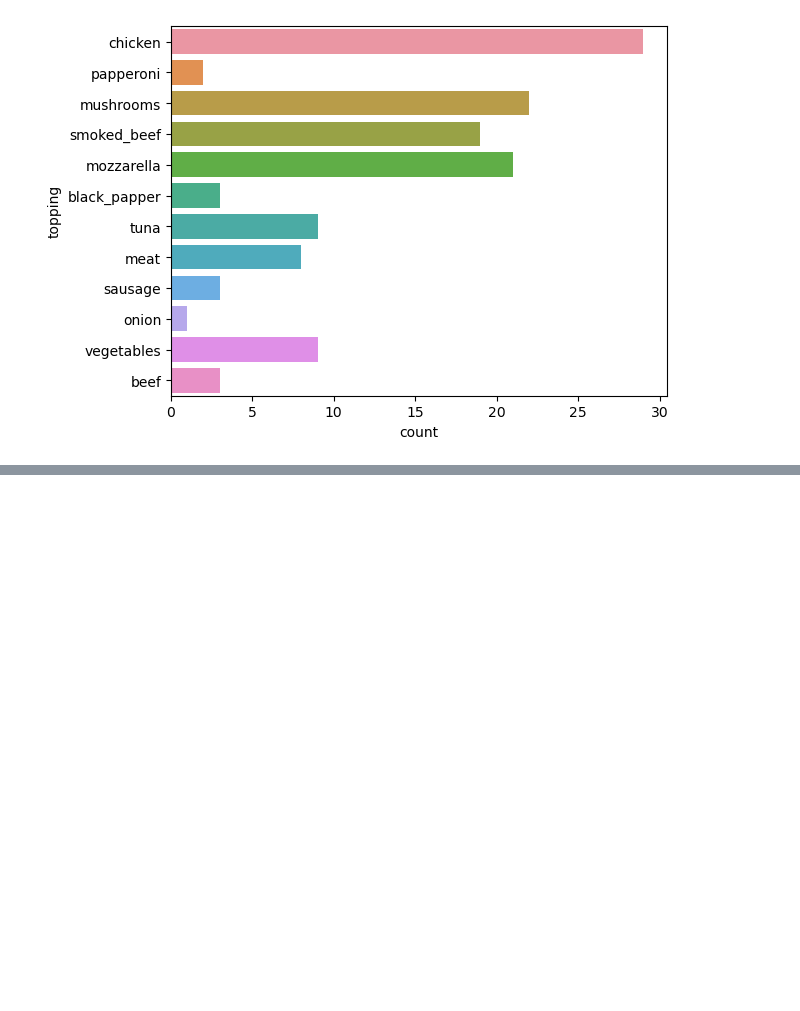
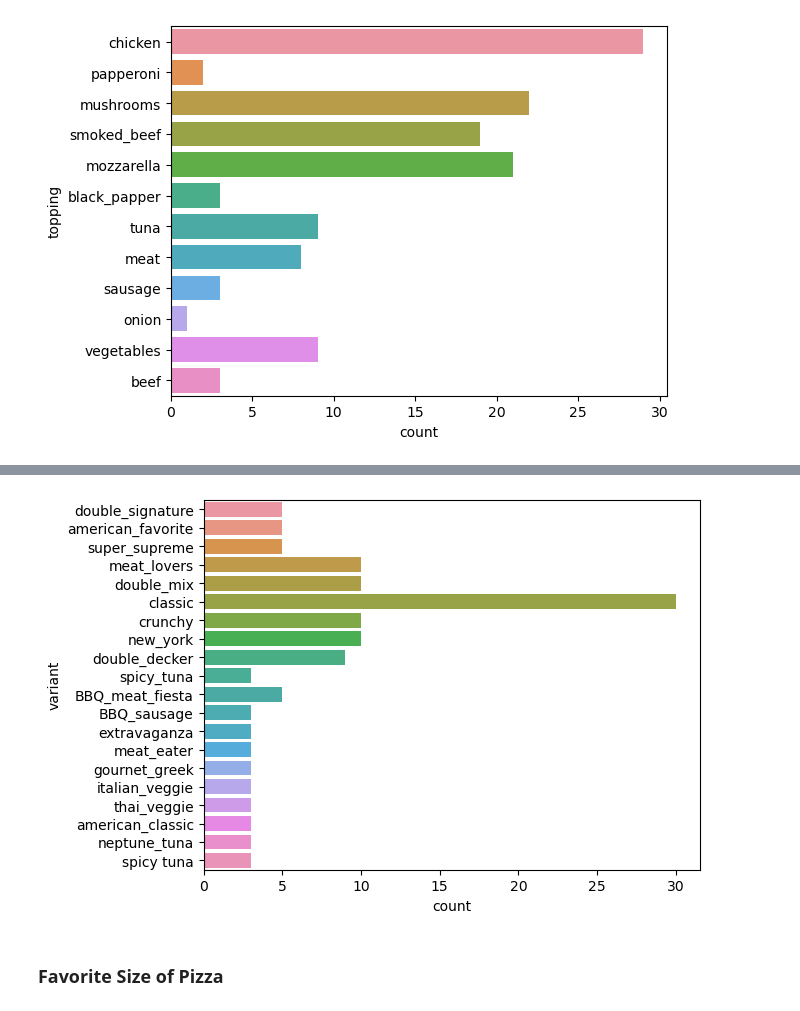
Before and after one commit to Edy-Mochamad/Machine_Learning_project-Pizza_price_Prediction, a Jupyter notebook: notebook.ipynb, the cells around one changed output, grey strips where cells are left out. Drawn from its saved outputs; the diff is of its cells as text; code cells hidden in the pictures; blank space fills up the shorter version.

```diff
--- a/notebook.ipynb
+++ b/notebook.ipynb
@@ -223,0 +254,6 @@ sns.countplot(y = data['topping']);
+# %%
+sns.countplot(y = data['variant']);
+# %% [output]
+[figure, added]
+# %% [markdown]
+### **Favorite Size of Pizza**
```
Also changed, not shown: parts of 16 cells of this notebook.
